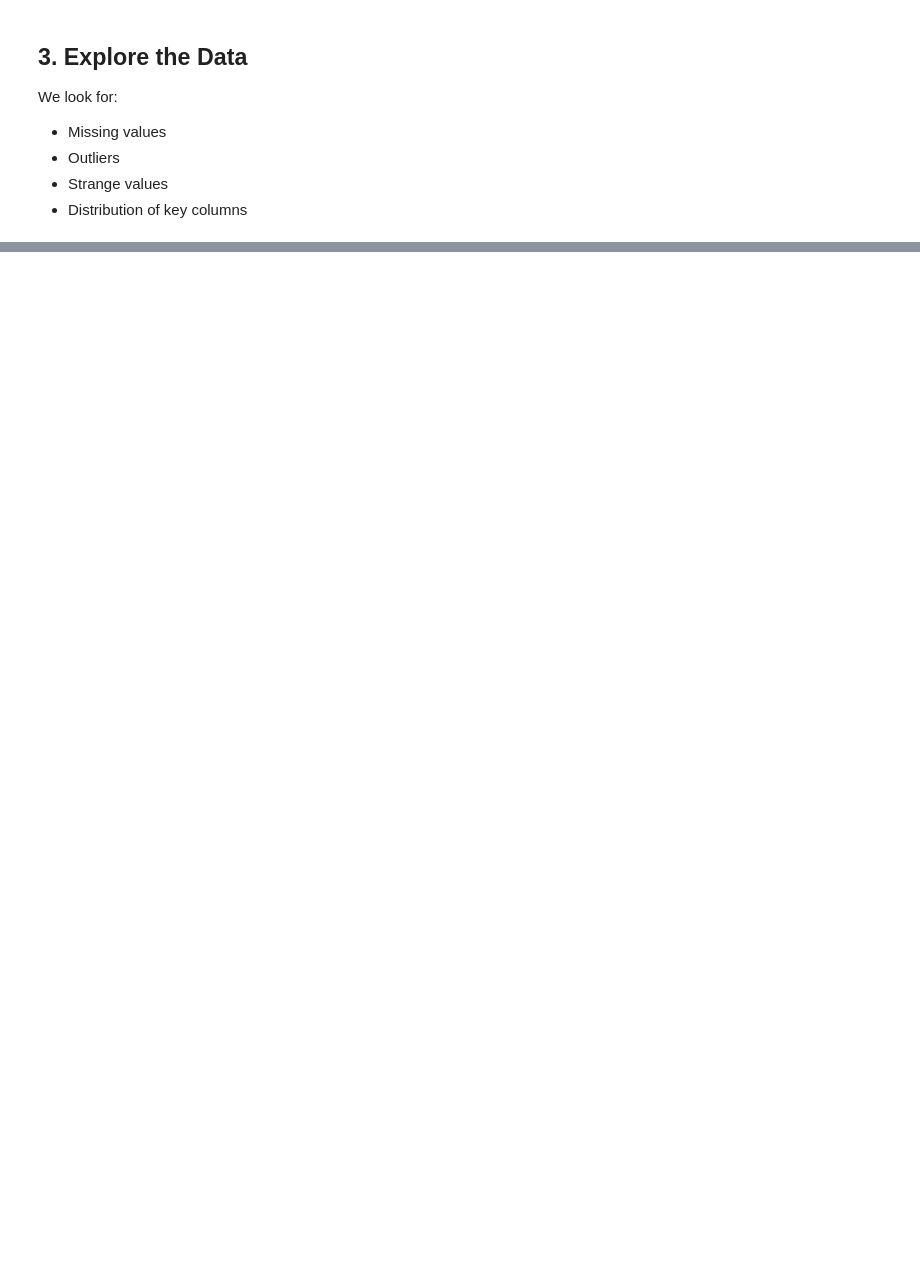
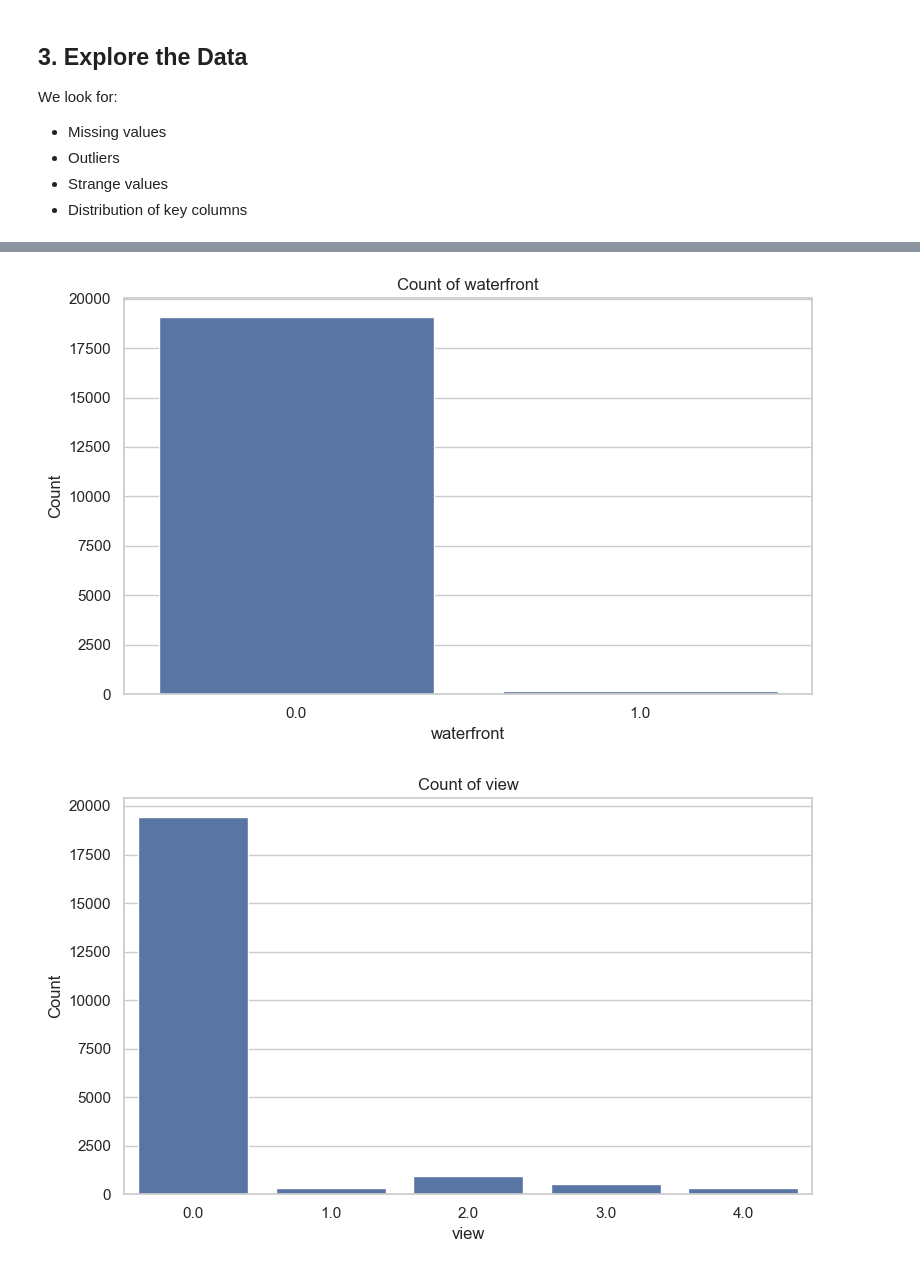
Before and after one commit to asimeoa/ds-eda-project-template_sia, a Jupyter notebook: eda_analysis_grk.ipynb, the cells around one changed output, grey strips where cells are left out. Saved outputs shown, nothing was run; the diff lists cells and outputs as text; code cells hidden in the pictures; blank space fills up the shorter version.

```diff
--- a/eda_analysis_grk.ipynb
+++ b/eda_analysis_grk.ipynb
@@ -64,0 +188,15 @@ df.head()
+# %%
+categorical_cols = ['waterfront', 'view', 'condition', 'grade']
+
+for col in categorical_cols:
+    if col in df.columns:
+        plt.figure()
+        sns.countplot(x=df[col])
+        plt.title(f"Count of {col}")
+        plt.xlabel(col)
+        plt.ylabel("Count")
+        plt.tight_layout()
+        plt.show()
+# %% [output]
+[figure, added]
+[figure, added]
```
Also changed, not shown: parts of 42 cells of this notebook.
